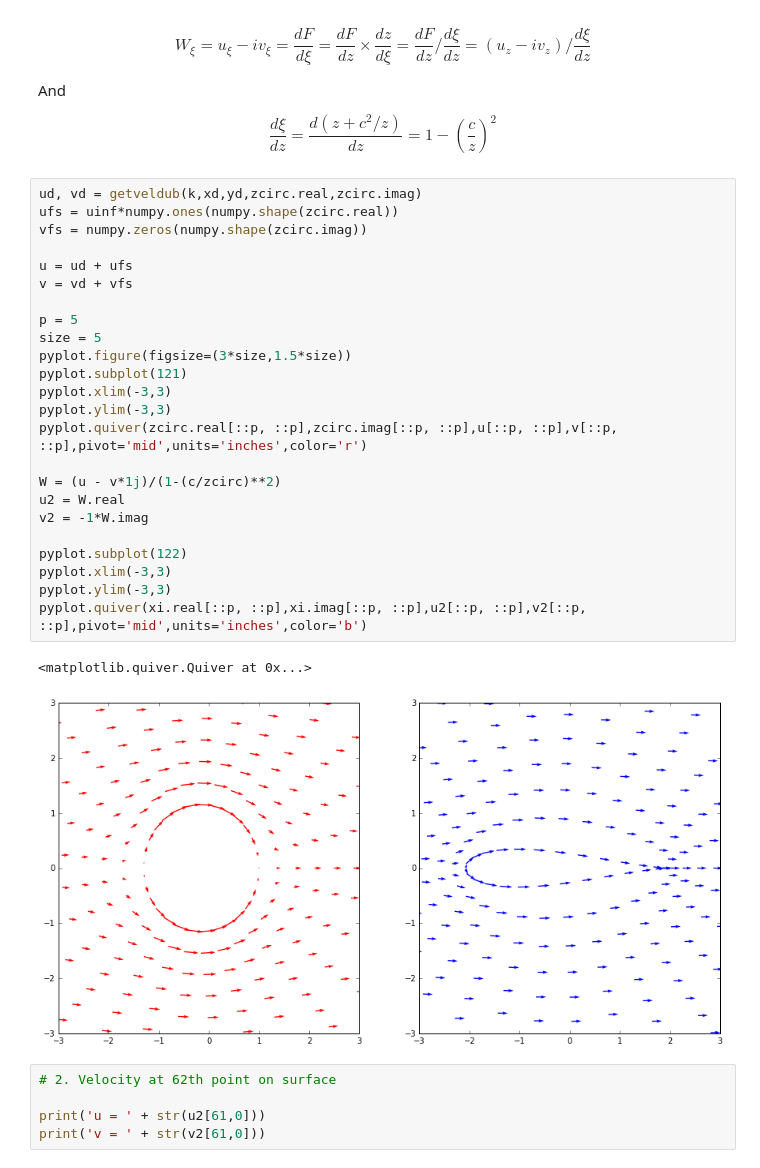
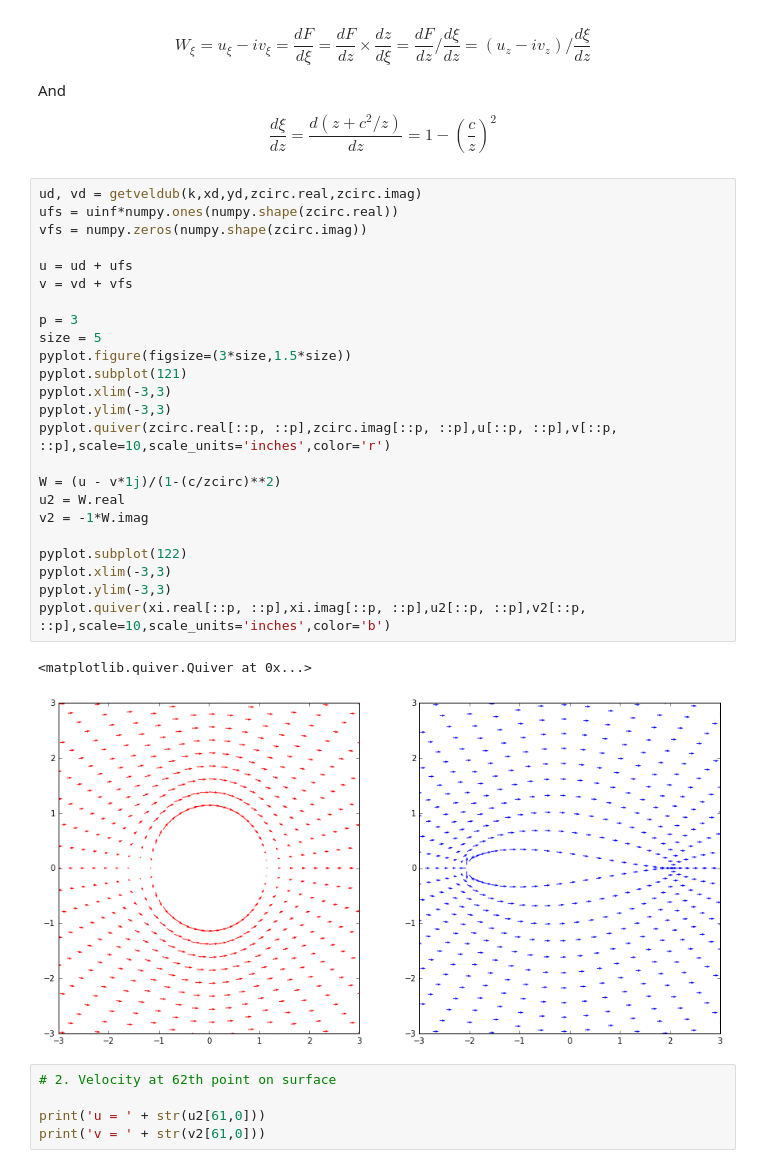
Before and after one commit to lpgleaves/mae6226-workspace, a Jupyter notebook: 06_Assignment_working.ipynb, the cells around one changed output. Cells and saved outputs as stored; diff of their text form.

```diff
--- a/06_Assignment_working.ipynb
+++ b/06_Assignment_working.ipynb
@@ -198,30 +198,30 @@ And
 # %%
 ud, vd = getveldub(k,xd,yd,zcirc.real,zcirc.imag)
 ufs = uinf*numpy.ones(numpy.shape(zcirc.real))
 vfs = numpy.zeros(numpy.shape(zcirc.imag))
 
 u = ud + ufs
 v = vd + vfs
 
-p = 5
+p = 3
 size = 5
 pyplot.figure(figsize=(3*size,1.5*size))
 pyplot.subplot(121)
 pyplot.xlim(-3,3)
 pyplot.ylim(-3,3)
-pyplot.quiver(zcirc.real[::p, ::p],zcirc.imag[::p, ::p],u[::p, ::p],v[::p, ::p],pivot='mid',units='inches',color='r')
+pyplot.quiver(zcirc.real[::p, ::p],zcirc.imag[::p, ::p],u[::p, ::p],v[::p, ::p],scale=10,scale_units='inches',color='r')
 
 W = (u - v*1j)/(1-(c/zcirc)**2)
 u2 = W.real
 v2 = -1*W.imag
 
 pyplot.subplot(122)
 pyplot.xlim(-3,3)
 pyplot.ylim(-3,3)
-pyplot.quiver(xi.real[::p, ::p],xi.imag[::p, ::p],u2[::p, ::p],v2[::p, ::p],pivot='mid',units='inches',color='b')
+pyplot.quiver(xi.real[::p, ::p],xi.imag[::p, ::p],u2[::p, ::p],v2[::p, ::p],scale=10,scale_units='inches',color='b')
 # %% [output]
 <matplotlib.quiver.Quiver at 0x...>
-[figure, old version]
+[figure, new version]
 # %%
 # 2. Velocity at 62th point on surface
 
```
Also changed, not shown: parts of 3 cells of this notebook.
